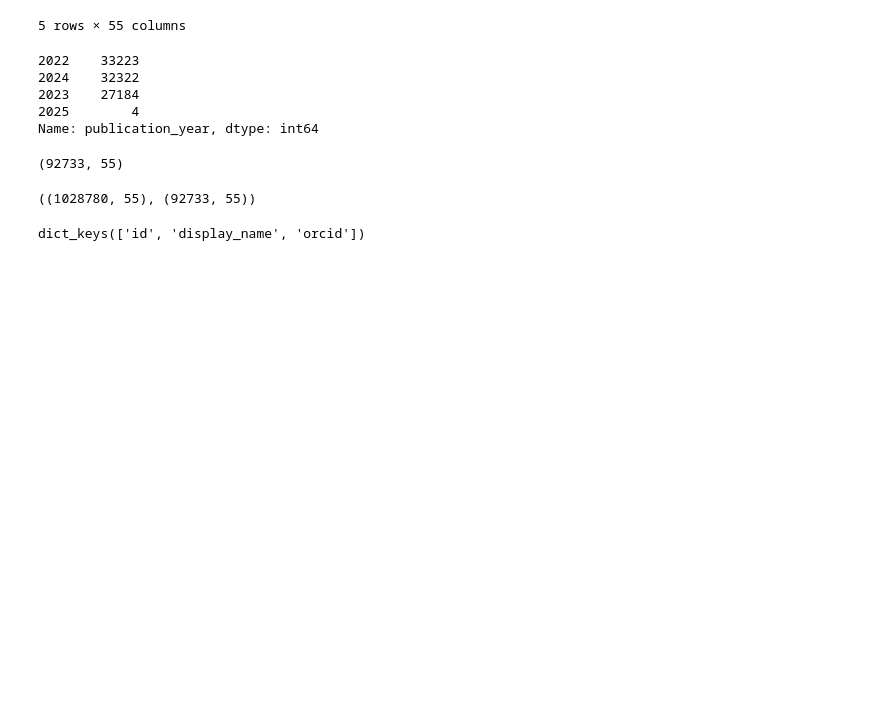
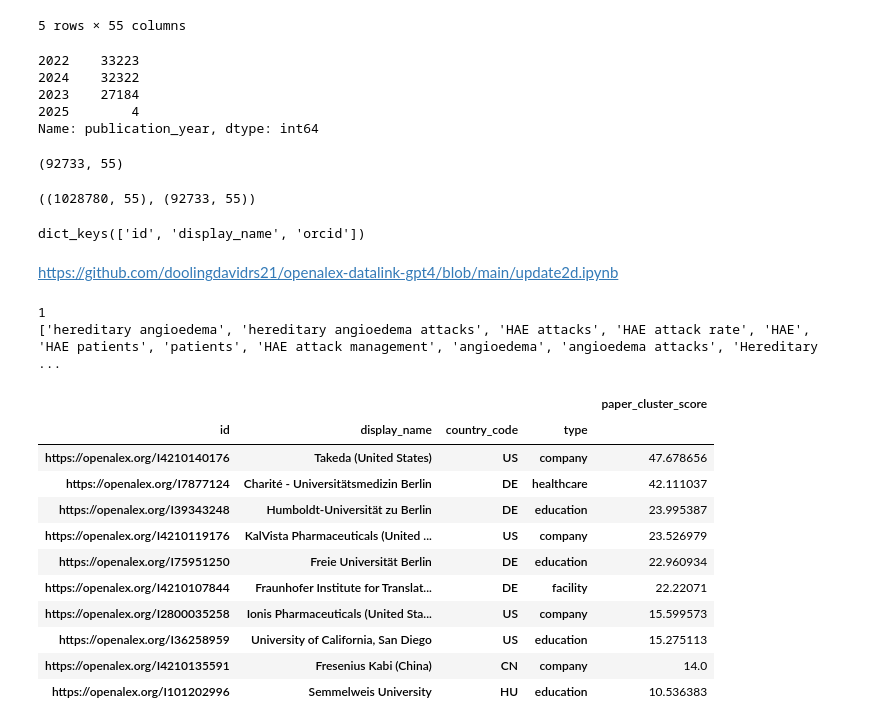
Before and after one commit to doolingdavidrs21/openalex-companies-gpt4, a Jupyter notebook: companies.ipynb, the cells around one changed output. Cells and saved outputs as stored; diff of their text form; code cells hidden in the pictures; blank space fills up the shorter version.

```diff
--- a/companies.ipynb
+++ b/companies.ipynb
@@ -354,0 +364,2 @@ centroids['keywords'] = wikikeywords
+# %% [markdown]
+https://github.com/doolingdavidrs21/openalex-datalink-gpt4/blob/main/update2d.ipynb
@@ -354,0 +382,19 @@ centroids['keywords'] = wikikeywords
+# %%
+dv84, kw84 = get_affils_cluster_sort(dftriple, 1)
+print(kw84)
+dv84.head(10)
+# %% [output]
+1
+['hereditary angioedema', 'hereditary angioedema attacks', 'HAE attacks', 'HAE attack rate', 'HAE', 'HAE patients', 'patients', 'HAE attack management', 'angioedema', 'angioedema attacks', 'Hereditary ...
+|  |  |  |  | paper_cluster_score |
+| id | display_name | country_code | type |  |
+| https://openalex.org/I4210140176 | Takeda (United States) | US | company | 47.678656 |
+| https://openalex.org/I7877124 | Charité - Universitätsmedizin Berlin | DE | healthcare | 42.111037 |
+| https://openalex.org/I39343248 | Humboldt-Universität zu Berlin | DE | education | 23.995387 |
+| https://openalex.org/I4210119176 | KalVista Pharmaceuticals (United ... | US | company | 23.526979 |
+| https://openalex.org/I75951250 | Freie Universität Berlin | DE | education | 22.960934 |
+| https://openalex.org/I4210107844 | Fraunhofer Institute for Translat... | DE | facility | 22.22071 |
+| https://openalex.org/I2800035258 | Ionis Pharmaceuticals (United Sta... | US | company | 15.599573 |
+| https://openalex.org/I36258959 | University of California, San Diego | US | education | 15.275113 |
+| https://openalex.org/I4210135591 | Fresenius Kabi (China) | CN | company | 14.0 |
+| https://openalex.org/I101202996 | Semmelweis University | HU | education | 10.536383 |
```
Also changed, not shown: parts of 8 cells of this notebook.
